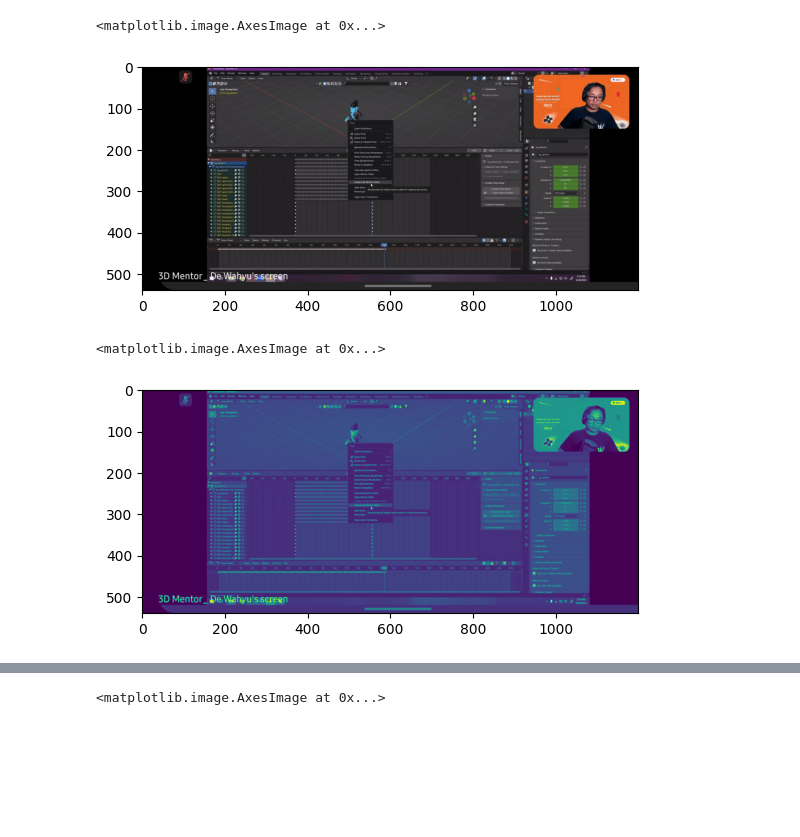
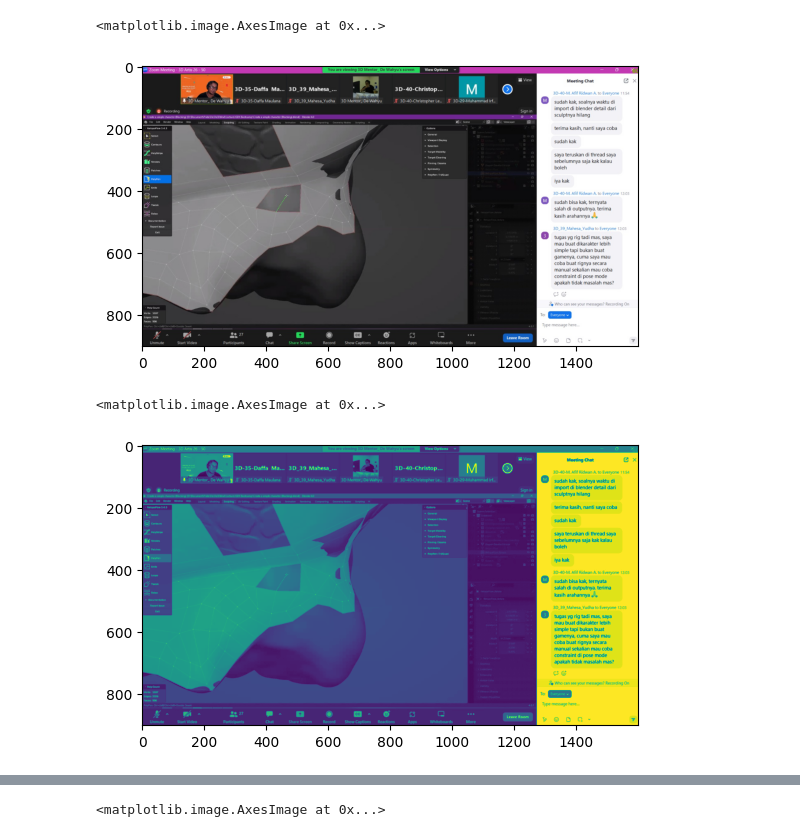
Before and after one commit to Arucaden/PCVK-2024, a Jupyter notebook: Week2.ipynb, the cells around one changed output, grey strips where cells are left out. Cells and saved outputs as stored; diff of their text form; code cells hidden in the pictures; blank space fills up the shorter version.

```diff
--- a/Week2.ipynb
+++ b/Week2.ipynb
@@ -9,23 +17,23 @@ Drive already mounted at /content/drive; to attempt to forcibly remount, call dr
 # %%
 import cv2 as cv
 from google.colab.patches import cv2_imshow
 import numpy as np
 import matplotlib.pyplot as plt
 from skimage import io
 
-img = cv.imread('/content/drive/MyDrive/WhatsApp Image 2024-06-29 at 21.43.01.jpeg')
+img = cv.imread('/content/drive/MyDrive/WhatsApp Image 2024-06-20 at 12.04.49.jpeg')
 img3 = cv.cvtColor(img, cv.COLOR_BGR2RGB)
 
 plt.imshow(img3)
 # %% [output]
 <matplotlib.image.AxesImage at 0x...>
-[figure, old version]
+[figure, new version]
 # %%
-img_gray = cv.imread('/content/drive/MyDrive/WhatsApp Image 2024-06-29 at 21.43.01.jpeg', cv.IMREAD_GRAYSCALE)
+img_gray = cv.imread('/content/drive/MyDrive/WhatsApp Image 2024-06-20 at 12.04.49.jpeg', cv.IMREAD_GRAYSCALE)
 plt.imshow(img_gray)
 # %% [output]
 <matplotlib.image.AxesImage at 0x...>
-[figure, old version]
+[figure, new version]
 # %%
 plt.imshow(img_gray, cmap='gray')
 # %% [output]
```
Also changed, not shown: parts of 14 cells of this notebook.
